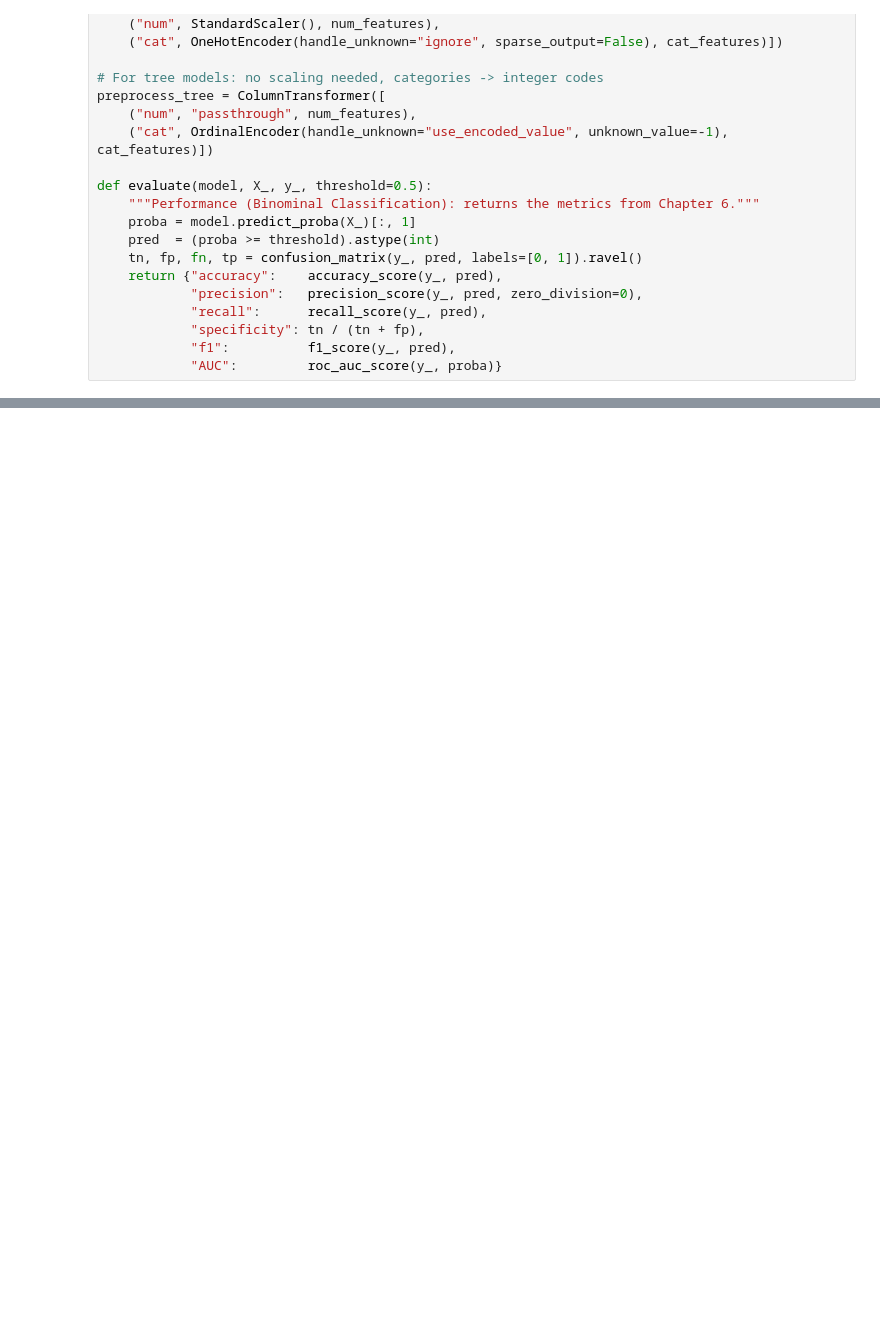
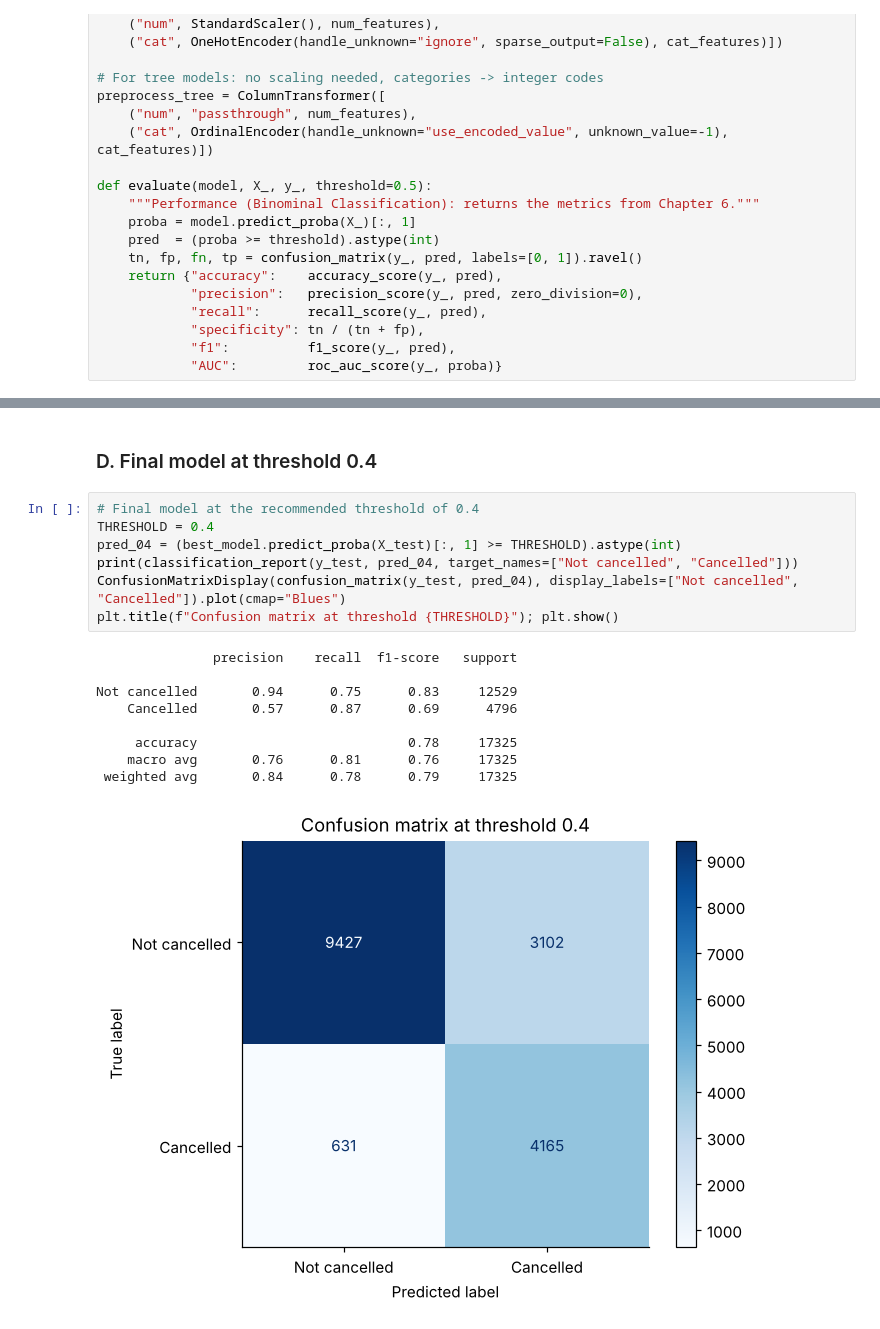
Before and after one commit to ixanm10/hotel-cancellation-prediction, a Jupyter notebook: notebooks/Hotel_Cancellation_Colab.ipynb, the cells around one changed output, grey strips where cells are left out. Drawn from its saved outputs; the diff is of its cells as text; blank space fills up the shorter version.

```diff
--- a/notebooks/Hotel_Cancellation_Colab.ipynb
+++ b/notebooks/Hotel_Cancellation_Colab.ipynb
@@ -531,0 +919,19 @@ print(f"Revenue at risk: €{p * b['total_revenue']:,.0f}")
+# %% [markdown]
+### D. Final model at threshold 0.4
+# %%
+# Final model at the recommended threshold of 0.4
+THRESHOLD = 0.4
+pred_04 = (best_model.predict_proba(X_test)[:, 1] >= THRESHOLD).astype(int)
+print(classification_report(y_test, pred_04, target_names=["Not cancelled", "Cancelled"]))
+ConfusionMatrixDisplay(confusion_matrix(y_test, pred_04), display_labels=["Not cancelled", "Cancelled"]).plot(cmap="Blues")
+plt.title(f"Confusion matrix at threshold {THRESHOLD}"); plt.show()
+# %% [output]
+               precision    recall  f1-score   support
+
+Not cancelled       0.94      0.75      0.83     12529
+    Cancelled       0.57      0.87      0.69      4796
+
+     accuracy                           0.78     17325
+    macro avg       0.76      0.81      0.76     17325
+ weighted avg       0.84      0.78      0.79     17325
+[figure, added]
```
Also changed, not shown: parts of 60 cells of this notebook.
